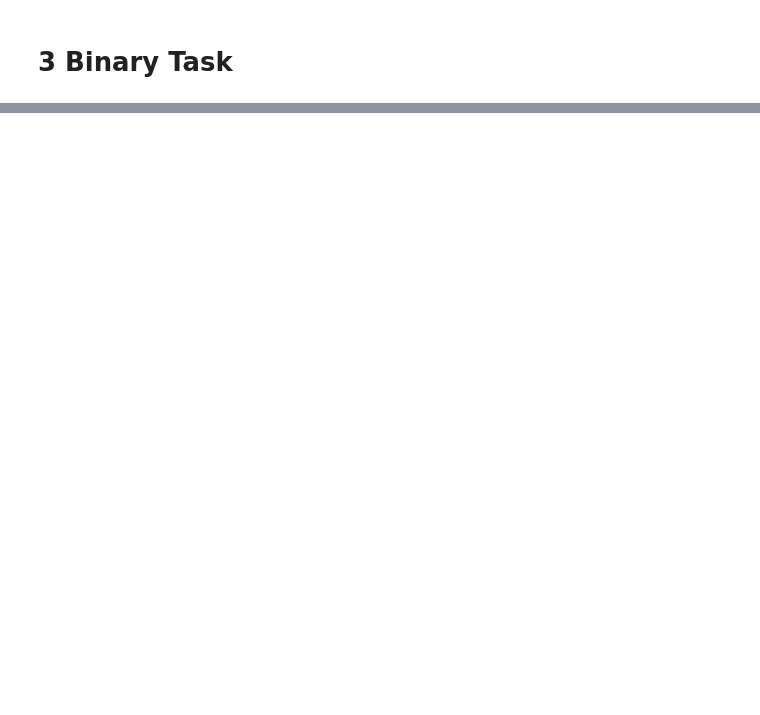
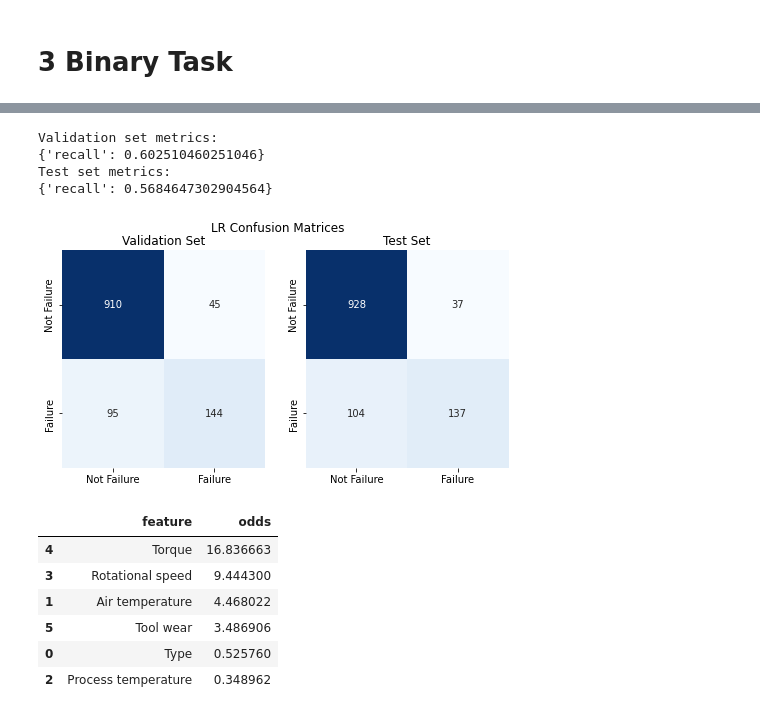
Before and after one commit to shubhamgodase2002/Predictive-Maintenance-analysis-ML-project, a Jupyter notebook: Predictive Maintenance analysis Final Project.ipynb, the cells around one changed output, grey strips where cells are left out. Cells and saved outputs as stored; diff of their text form; code cells hidden in the pictures; blank space fills up the shorter version.

```diff
--- a/Predictive Maintenance analysis Final Project.ipynb
+++ b/Predictive Maintenance analysis Final Project.ipynb
@@ -590,0 +900,66 @@ F1 Score combines Precision and Recall into a single metric, providing a balance
+# %%
+from sklearn.linear_model import LogisticRegression
+from sklearn.metrics import recall_score, confusion_matrix
+import seaborn as sns
+import matplotlib.pyplot as plt
+import numpy as np
+import pandas as pd
+
+# Assuming eval_preds is a custom function that calculates various metrics
+# Adding recall into the metrics calculation
+
+def eval_preds(model, X, y_true, y_pred, mode='binary'):
+    cm = confusion_matrix(y_true, y_pred)
+    recall = recall_score(y_true, y_pred, pos_label=1, average='binary')  # For binary classification
+    metrics = {
+        'recall': recall,
+        # You can include other metrics like accuracy, precision, f1-score here
+    }
+    return cm, metrics
+
+# Make predictions
+lr = LogisticRegression(random_state=0)
+lr.fit(X_train, y_train['Target'])
+y_val_lr = lr.predict(X_val)
+y_test_lr = lr.predict(X_test)
+
+# Metrics
+cm_val_lr, metrics_val_lr = eval_preds(lr, X_val, y_val['Target'], y_val_lr, 'binary')
+cm_test_lr, metrics_test_lr = eval_preds(lr, X_test, y_test['Target'], y_test_lr, 'binary')
+
+# Print metrics
+print('Validation set metrics:', metrics_val_lr, sep='\n')
+print('Test set metrics:', metrics_test_lr, sep='\n')
+
+# Confusion Matrix Labels
+cm_labels = ['Not Failure', 'Failure']
+cm_lr = [cm_val_lr, cm_test_lr]
+
+# Show Confusion Matrices
+fig, axs = plt.subplots(ncols=2, figsize=(8, 4))
+fig.suptitle('LR Confusion Matrices')
+for j, title in enumerate(['Validation Set', 'Test Set']):
+    ax = axs[j]
+    sns.heatmap(ax=ax, data=cm_lr[j], annot=True, fmt='d', cmap='Blues', cbar=False)
+    axs[j].title.set_text(title)
+    axs[j].set_xticklabels(cm_labels)
+    axs[j].set_yticklabels(cm_labels)
+plt.show()
+
+# Odds for interpretation
+d = {'feature': X_train.columns, 'odds': np.exp(lr.coef_[0])}
+odds_df = pd.DataFrame(data=d).sort_values(by='odds', ascending=False)
+odds_df
+# %% [output]
+Validation set metrics:
+{'recall': 0.602510460251046}
+Test set metrics:
+{'recall': 0.5684647302904564}
+[figure, added]
+|  | feature | odds |
+| 4 | Torque | 16.836663 |
+| 3 | Rotational speed | 9.444300 |
+| 1 | Air temperature | 4.468022 |
+| 5 | Tool wear | 3.486906 |
+| 0 | Type | 0.525760 |
+| 2 | Process temperature | 0.348962 |
```
Also changed, not shown: parts of 111 cells of this notebook.
